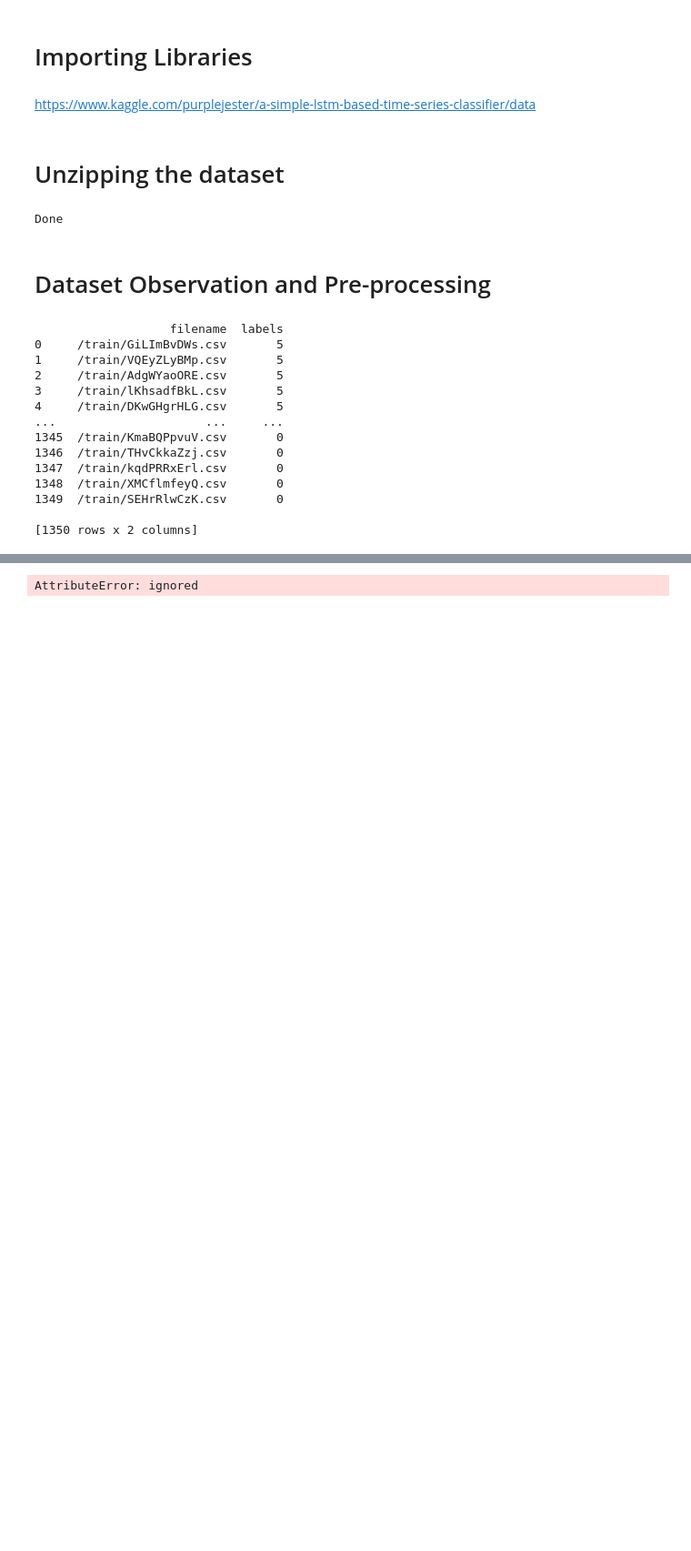
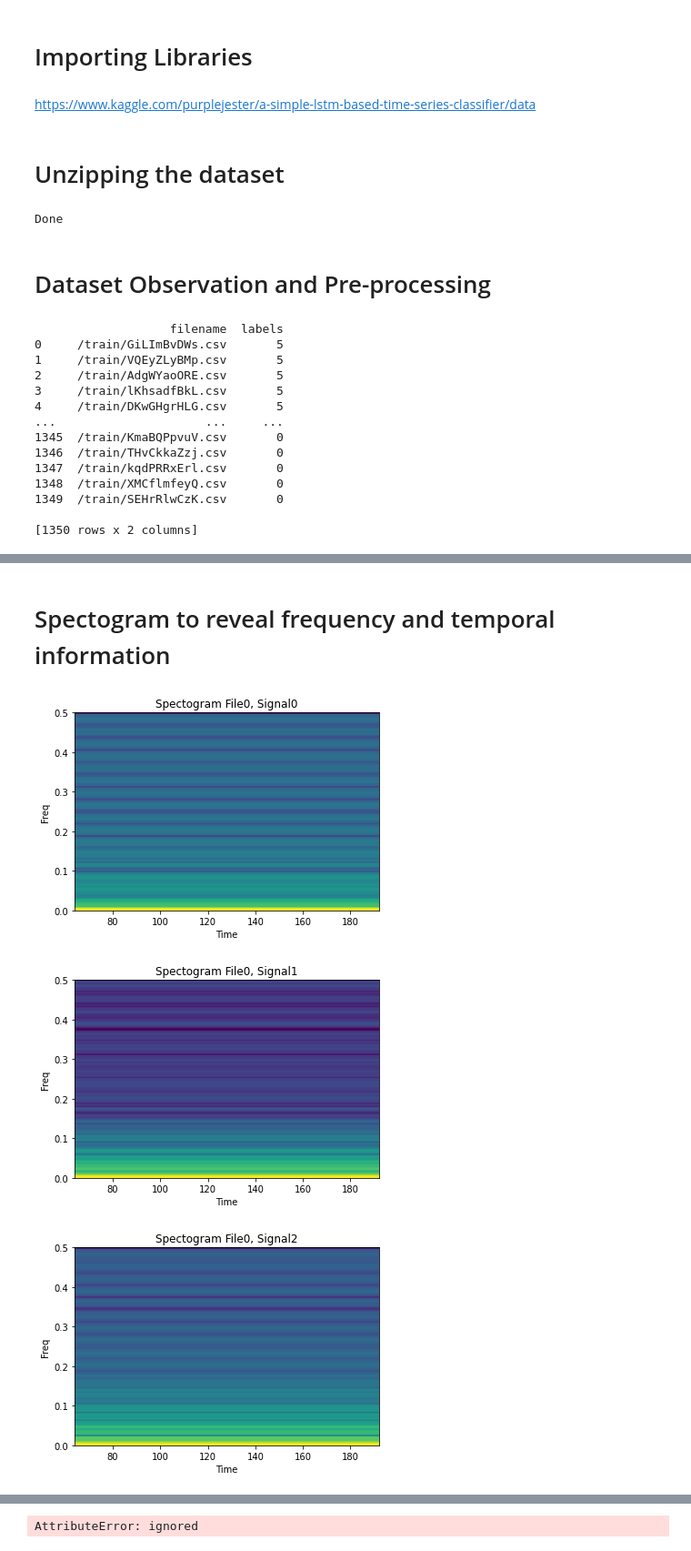
Before and after one commit to tommyj530/DisguiseFaceRecognition, a Jupyter notebook: competition_main.ipynb, the cells around one changed output, grey strips where cells are left out. Shown at 91% size. Drawn from its saved outputs; the diff is of its cells as text; code cells hidden in the pictures; blank space fills up the shorter version.

```diff
--- a/competition_main.ipynb
+++ b/competition_main.ipynb
@@ -73,7 +93,7 @@ for i in train_meta['filename']:
 
 
 # Visualizing the raw data for the first 5 files
-for i in range(5):
+for i in range(3):
   for j in range(len(num_list[1])):
     x_axis = list(range(1,251))
     plt.plot(x_axis, num_list[i][j])
@@ -99,7 +118,7 @@ for i in train_meta['filename']:
   num_normal_list.append(temp_list)
 
 # Visualizing the normalized data
-for i in range(5):
+for i in range(3):
   for j in range(len(num_normal_list[1])):
     x_axis = list(range(1,251))
     plt.plot(x_axis, num_normal_list[i][j])
@@ -123,7 +139,6 @@ Frequnecy Response of the raw data
 *   Based on frequency analysis, the raw data is quite clean. Just put it through a LPF
 # %%
 # FFT of the time-series data
-
 # for a single time-series data
 '''
 i = '/train/GiLImBvDWs.csv'
@@ -149,7 +164,7 @@ for i in train_meta['filename']:
   num_fft_list.append(temp_list)
 
 # Visualizing the frequency content
-for i in range(5):
+for i in range(3):
   for j in range(len(num_fft_list[1])):
     xf = np.fft.fftfreq(temp_list.shape[1],d=0.1)
     plt.plot(xf, np.abs(num_fft_list[i][j])**2)
@@ -165,0 +179,32 @@ for i in range(5):
+# %% [markdown]
+# Spectogram to reveal frequency and temporal information
+# %%
+num_spec_list = []
+for i in train_meta['filename']:
+  temp_list = np.genfromtxt(path + i)
+  temp_list = np.transpose(temp_list)
+  num_spec_list.append(temp_list)
+
+# for a single array
+'''
+print(num_spec_list[0][0])
+print(type(np.array(num_spec_list[0][0][1])))
+NFFT = 256  # the length of the windowing segments
+Fs = 1
+Pxx, freqs, bins, im  = plt.specgram(num_spec_list[0][0], NFFT=NFFT, Fs=Fs)
+'''
+
+NFFT = 256  # the length of the windowing segments
+Fs = 1
+# looping to get a spectogram for all signals in one file
+for i in range(1):
+  for j in range(len(num_spec_list[1])-6):
+    Pxx, freqs, bins, im  = plt.specgram(num_spec_list[i][j], NFFT=NFFT, Fs=Fs)
+    plt.title('Spectogram File' + str(i) + ', Signal' + str(j))
+    plt.xlabel('Time')
+    plt.ylabel('Freq')
+    plt.show()
+# %% [output]
+[figure, added]
+[figure, added]
+[figure, added]
```
Also changed, not shown: parts of 12 cells of this notebook.
